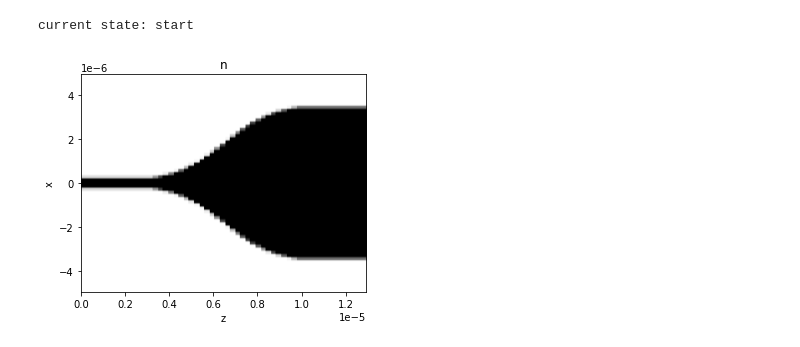
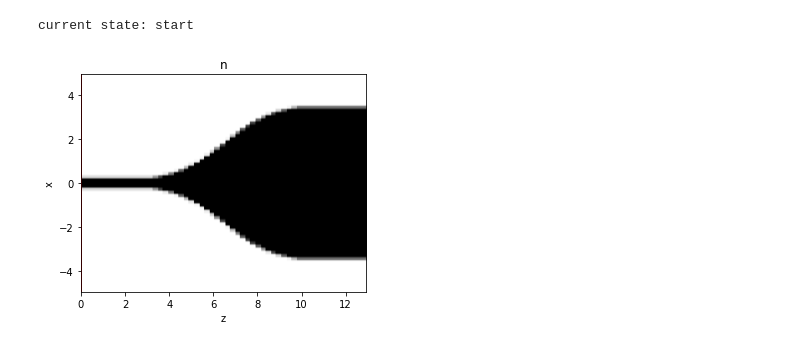
Before and after one commit to BYUCamachoLab/emepy, a Jupyter notebook: examples/geometry_notebooks/adiabatic_taper.ipynb, the cells around one changed output. Drawn from its saved outputs; the diff is of its cells as text; code cells hidden in the pictures.

```diff
--- a/examples/geometry_notebooks/adiabatic_taper.ipynb
+++ b/examples/geometry_notebooks/adiabatic_taper.ipynb
@@ -1,13 +1,11 @@
 # %%
-import emepy
 from emepy.eme import Layer, EME
-from emepy.mode import Mode
 from emepy.fd import MSEMpy
 import numpy as np
 from matplotlib import pyplot as plt
 
 # Design parameters
-taper_length = 7e-6  # The length of the taper
+taper_length = 7  # The length of the taper
 taper_density = 30 # Number of taper segments
 alpha = 3 # Strength of function (either tanh or bezier) -> 0 = linear
 type_tanh = True # "bezier"
@@ -27,12 +25,12 @@ def taper_func(start, end, num_points):
     return tanh
 
 # Geometric parameters
-width1 = 0.5e-6  # Width of left waveguide
-thickness1 = 0.22e-6  # Thickness of left waveguide
-width2 = 7e-6  # Width of right waveguide
-thickness2 = 0.22e-6  # Thickness of right waveguide
-wavelength = 1.55e-6  # Wavelength of light (m)
-length = 3e-6  # Length of the waveguides
+width1 = 0.5  # Width of left waveguide
+thickness1 = 0.22  # Thickness of left waveguide
+width2 = 7  # Width of right waveguide
+thickness2 = 0.22  # Thickness of right waveguide
+wavelength = 1.55  # Wavelength of light (m)
+length = 3  # Length of the waveguides
 num_modes_first_half = 10 # Number of modes to solve for
 num_modes_second_half = 20 # Number of modes to solve for
 mesh=70 # Number of mesh points in each xy dimension
@@ -45,35 +43,35 @@ mode1 = MSEMpy(
     width1,
     thickness1,
     num_modes=3,
-    cladding_width=10e-6,
-    cladding_thickness=10e-6,
+    cladding_width=10,
+    cladding_thickness=10,
     mesh=mesh,
     subpixel=True
 )
 straight1 = Layer(mode1, 3, wavelength, length)
 eme.add_layer(straight1)
 
 # create the discrete taper with a fine enough taper density to approximate a continuous linear taper
 widths = taper_func(width1, width2, taper_density)
 thicknesses = np.linspace(thickness1, thickness2, taper_density)
 taper_length_per = taper_length / taper_density
 
 # add the taper layers
 for i in range(taper_density):
     num_modes = num_modes_first_half if i < taper_density / 2.0 else num_modes_second_half
-    solver = MSEMpy(wavelength, widths[i], thicknesses[i], num_modes=num_modes, mesh=mesh,cladding_width=10e-6,cladding_thickness=10e-6,subpixel=True)
+    solver = MSEMpy(wavelength, widths[i], thicknesses[i], num_modes=num_modes, mesh=mesh,cladding_width=10,cladding_thickness=10,subpixel=True)
     taper_layer = Layer(solver, num_modes, wavelength, taper_length_per)
     eme.add_layer(taper_layer)
 
 # last layer is a straight waveguide of smaller geometry
-mode2 = MSEMpy(wavelength, width2, thickness2, num_modes=num_modes_second_half, mesh=mesh,cladding_width=10e-6,cladding_thickness=10e-6,subpixel=True)
+mode2 = MSEMpy(wavelength, width2, thickness2, num_modes=num_modes_second_half, mesh=mesh,cladding_width=10,cladding_thickness=10,subpixel=True)
 straight2 = Layer(mode2, num_modes_second_half, wavelength, length)
 eme.add_layer(straight2)
 
 monitor = eme.add_monitor(axes="xz")
 
 eme.draw()
 plt.show()
 # %% [output]
 current state: start
-[figure, old version]
+[figure, new version]
```
Also changed, not shown: 26 other files.
